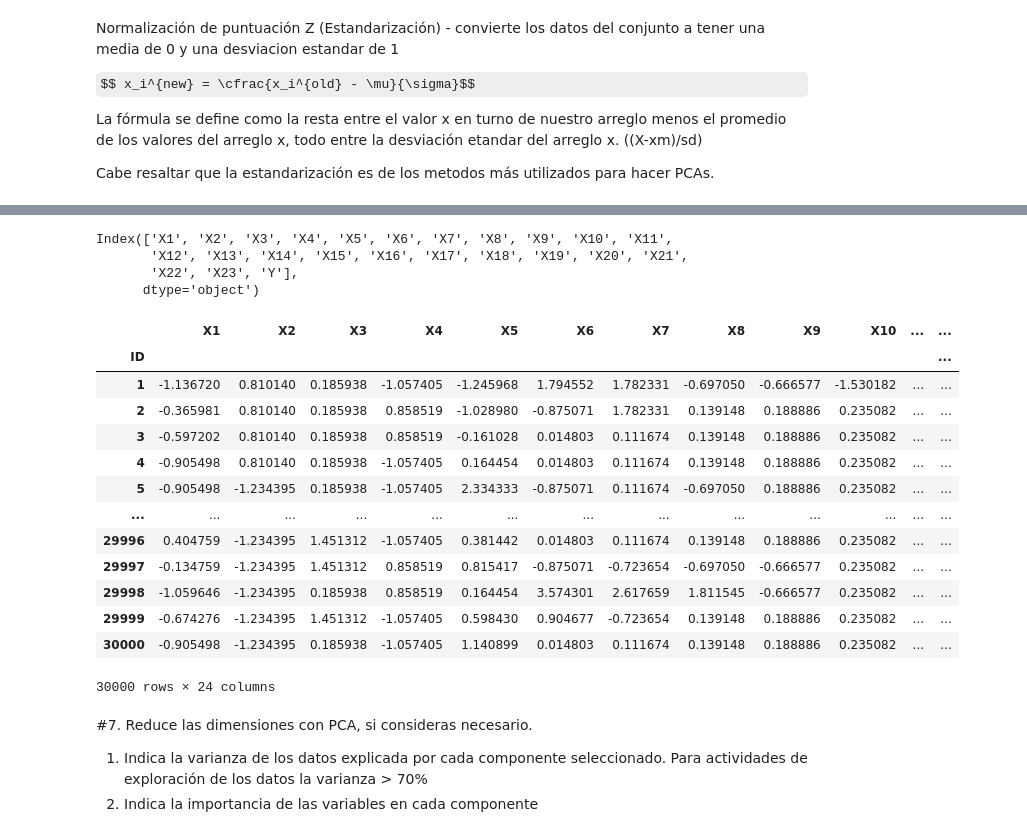
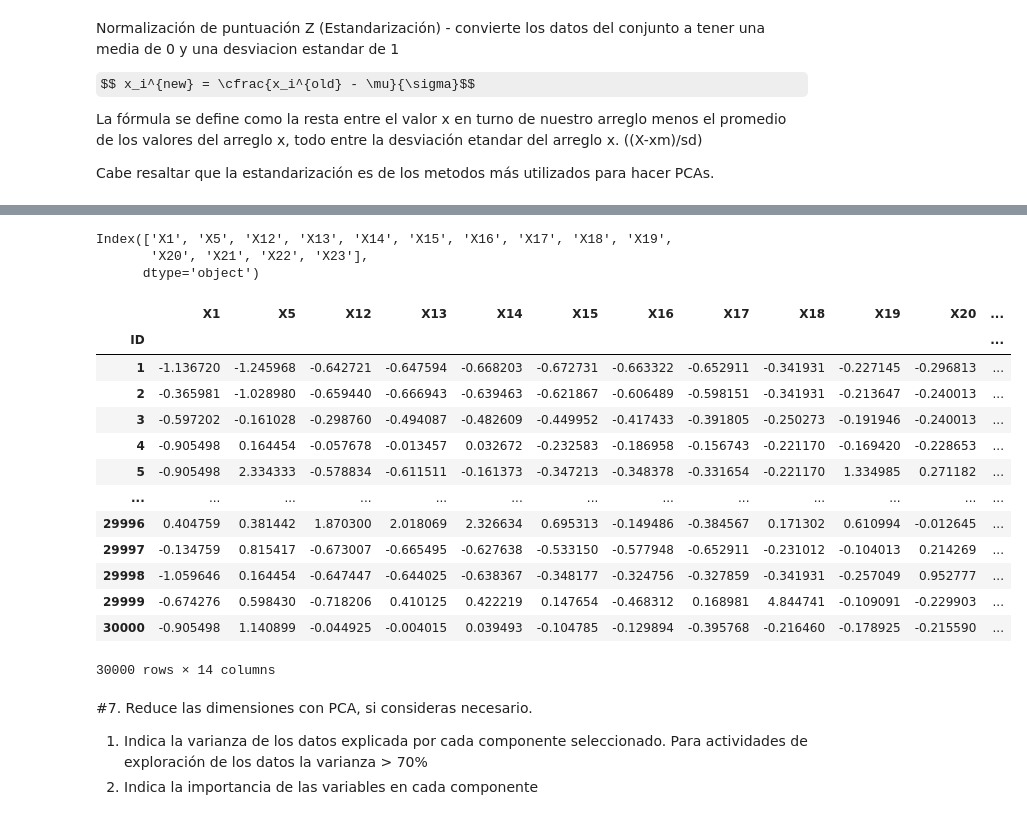
Before and after one commit to PosgradoMNA/actividades-de-aprendizaje-RigobertoVega, a Jupyter notebook: Actividad_Semanal_6,_visualización_RigobertoVegaEscudero_A0193132.ipynb, the cells around one changed output, grey strips where cells are left out. Saved outputs shown, nothing was run; the diff lists cells and outputs as text; code cells hidden in the pictures; some formulas as TeX source.

```diff
--- a/Actividad_Semanal_6,_visualización_RigobertoVegaEscudero_A0193132.ipynb
+++ b/Actividad_Semanal_6,_visualización_RigobertoVegaEscudero_A0193132.ipynb
@@ -26,7 +26,7 @@ from sklearn.decomposition import PCA
 # %%
 #Para el desarollo de esta actividad se utilizara la fuente de información proporcionada por el profesor
 #El dataframe df contiene los datos del archivo "default of credit card clients.csv"
-df = pd.read_csv('/content/default of credit card clients.csv', index_col=0)
+df = pd.read_csv('https://raw.githubusercontent.com/PosgradoMNA/Actividades_Aprendizaje-/main/default%20of%20credit%20card%20clients.csv', index_col=0)
 df
 # %% [output]
 |  | X1 | X2 | X3 | X4 | X5 | X6 | X7 | X8 | X9 | X10 | ... | ... |
@@ -313,3 +313,8 @@ Normalización de puntuación Z (Estandarización) - convierte los datos del con
  La fórmula se define como  la resta entre el valor x en turno de nuestro arreglo menos el promedio de los valores del arreglo x, todo entre la desviación etandar del arreglo x. ((X-xm)/sd)
 
  Cabe resaltar que la estandarización es de los metodos más utilizados para hacer PCAs.
+# %%
+#Extraer Variables Numerica
+numericas = ['X1', 'X5', 'X12', 'X13', 'X14', 'X15', 'X16', 'X17', 'X18', 'X19', 'X20', 'X21', 'X22', 'X23']
+df_main_num = df_main[numericas]
+df_main_num
@@ -324,32 +344,31 @@ def standarization(X):
 # %%
 #A continuación normalizamos  todas las columnas en el rango de 0-1, usando la función previamente definida normalize
 #esta función re escala la información de valores entre 0 y 1
 #Nuestro nuevo dataframe de valores normalizados se llama´ra df_2 normalizew
-columnas = df_main.columns
+columnas = df_main_num.columns
 print(columnas)
-df_main_estandarizado = df_main.copy()
+df_main_estandarizado = df_main_num.copy()
 for n in columnas:
-  df_main_estandarizado[n] = standarization(df_main[n])
+  df_main_estandarizado[n] = standarization(df_main_num[n])
 df_main_estandarizado
 # %% [output]
-Index(['X1', 'X2', 'X3', 'X4', 'X5', 'X6', 'X7', 'X8', 'X9', 'X10', 'X11',
-       'X12', 'X13', 'X14', 'X15', 'X16', 'X17', 'X18', 'X19', 'X20', 'X21',
-       'X22', 'X23', 'Y'],
+Index(['X1', 'X5', 'X12', 'X13', 'X14', 'X15', 'X16', 'X17', 'X18', 'X19',
+       'X20', 'X21', 'X22', 'X23'],
       dtype='object')
-|  | X1 | X2 | X3 | X4 | X5 | X6 | X7 | X8 | X9 | X10 | ... | ... |
+|  | X1 | X5 | X12 | X13 | X14 | X15 | X16 | X17 | X18 | X19 | X20 | ... |
 | ID |  |  |  |  |  |  |  |  |  |  |  | ... |
-| 1 | -1.136720 | 0.810140 | 0.185938 | -1.057405 | -1.245968 | 1.794552 | 1.782331 | -0.697050 | -0.666577 | -1.530182 | ... | ... |
-| 2 | -0.365981 | 0.810140 | 0.185938 | 0.858519 | -1.028980 | -0.875071 | 1.782331 | 0.139148 | 0.188886 | 0.235082 | ... | ... |
-| 3 | -0.597202 | 0.810140 | 0.185938 | 0.858519 | -0.161028 | 0.014803 | 0.111674 | 0.139148 | 0.188886 | 0.235082 | ... | ... |
-| 4 | -0.905498 | 0.810140 | 0.185938 | -1.057405 | 0.164454 | 0.014803 | 0.111674 | 0.139148 | 0.188886 | 0.235082 | ... | ... |
-| 5 | -0.905498 | -1.234395 | 0.185938 | -1.057405 | 2.334333 | -0.875071 | 0.111674 | -0.697050 | 0.188886 | 0.235082 | ... | ... |
+| 1 | -1.136720 | -1.245968 | -0.642721 | -0.647594 | -0.668203 | -0.672731 | -0.663322 | -0.652911 | -0.341931 | -0.227145 | -0.296813 | ... |
+| 2 | -0.365981 | -1.028980 | -0.659440 | -0.666943 | -0.639463 | -0.621867 | -0.606489 | -0.598151 | -0.341931 | -0.213647 | -0.240013 | ... |
+| 3 | -0.597202 | -0.161028 | -0.298760 | -0.494087 | -0.482609 | -0.449952 | -0.417433 | -0.391805 | -0.250273 | -0.191946 | -0.240013 | ... |
+| 4 | -0.905498 | 0.164454 | -0.057678 | -0.013457 | 0.032672 | -0.232583 | -0.186958 | -0.156743 | -0.221170 | -0.169420 | -0.228653 | ... |
+| 5 | -0.905498 | 2.334333 | -0.578834 | -0.611511 | -0.161373 | -0.347213 | -0.348378 | -0.331654 | -0.221170 | 1.334985 | 0.271182 | ... |
 | ... | ... | ... | ... | ... | ... | ... | ... | ... | ... | ... | ... | ... |
-| 29996 | 0.404759 | -1.234395 | 1.451312 | -1.057405 | 0.381442 | 0.014803 | 0.111674 | 0.139148 | 0.188886 | 0.235082 | ... | ... |
-| 29997 | -0.134759 | -1.234395 | 1.451312 | 0.858519 | 0.815417 | -0.875071 | -0.723654 | -0.697050 | -0.666577 | 0.235082 | ... | ... |
-| 29998 | -1.059646 | -1.234395 | 0.185938 | 0.858519 | 0.164454 | 3.574301 | 2.617659 | 1.811545 | -0.666577 | 0.235082 | ... | ... |
-| 29999 | -0.674276 | -1.234395 | 1.451312 | -1.057405 | 0.598430 | 0.904677 | -0.723654 | 0.139148 | 0.188886 | 0.235082 | ... | ... |
-| 30000 | -0.905498 | -1.234395 | 0.185938 | -1.057405 | 1.140899 | 0.014803 | 0.111674 | 0.139148 | 0.188886 | 0.235082 | ... | ... |
+| 29996 | 0.404759 | 0.381442 | 1.870300 | 2.018069 | 2.326634 | 0.695313 | -0.149486 | -0.384567 | 0.171302 | 0.610994 | -0.012645 | ... |
+| 29997 | -0.134759 | 0.815417 | -0.673007 | -0.665495 | -0.627638 | -0.533150 | -0.577948 | -0.652911 | -0.231012 | -0.104013 | 0.214269 | ... |
+| 29998 | -1.059646 | 0.164454 | -0.647447 | -0.644025 | -0.638367 | -0.348177 | -0.324756 | -0.327859 | -0.341931 | -0.257049 | 0.952777 | ... |
+| 29999 | -0.674276 | 0.598430 | -0.718206 | 0.410125 | 0.422219 | 0.147654 | -0.468312 | 0.168981 | 4.844741 | -0.109091 | -0.229903 | ... |
+| 30000 | -0.905498 | 1.140899 | -0.044925 | -0.004015 | 0.039493 | -0.104785 | -0.129894 | -0.395768 | -0.216460 | -0.178925 | -0.215590 | ... |
-30000 rows × 24 columns
+30000 rows × 14 columns
 # %% [markdown]
 #7. Reduce las dimensiones con PCA, si consideras necesario.
 1. Indica la varianza de los datos explicada por cada componente seleccionado. Para actividades de exploración de los datos la varianza > 70%
```
Also changed, not shown: parts of 11 cells of this notebook.
